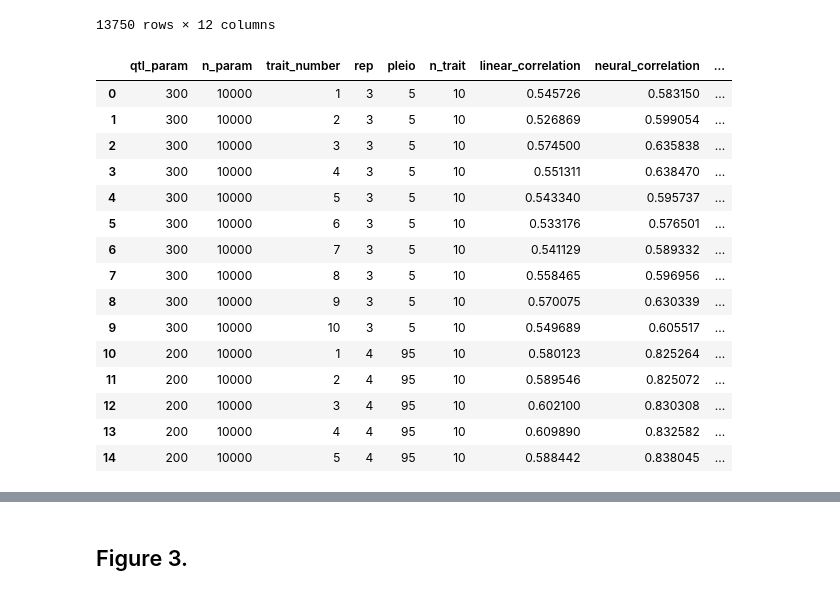
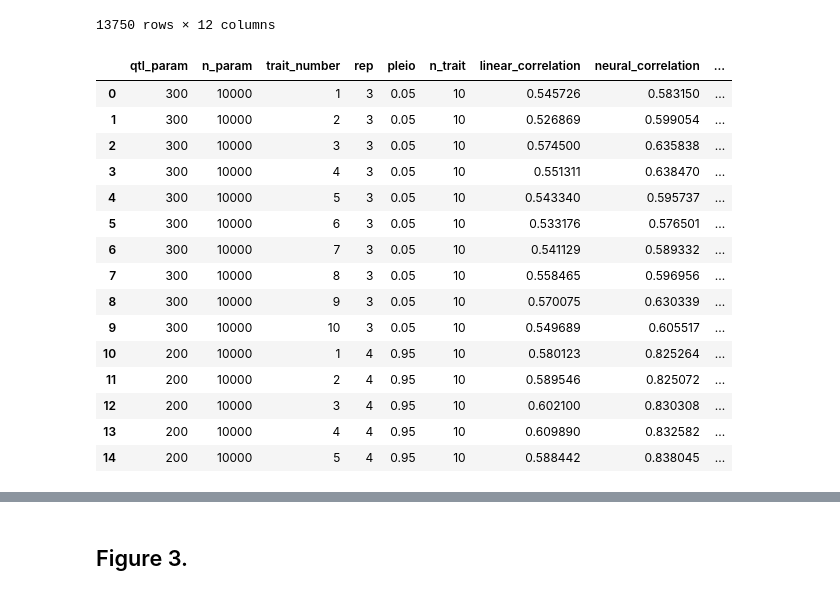
Before and after one commit to Arcadia-Science/2025-epistasis-dl-quantgen, a Jupyter notebook: workflow_sims/alphasimr_pleio/Fig_3_pleiotropy.ipynb, the cells around one changed output, grey strips where cells are left out. Saved outputs shown, nothing was run; the diff lists cells and outputs as text; code cells hidden in the pictures.

```diff
--- a/workflow_sims/alphasimr_pleio/Fig_3_pleiotropy.ipynb
+++ b/workflow_sims/alphasimr_pleio/Fig_3_pleiotropy.ipynb
@@ -173,24 +173,25 @@ for _, row in common_params.iterrows():
 
 df = pd.DataFrame(comparison_data)
 # %%
+df['pleio'] = df['pleio']/100
 df.head(n=15)
 # %% [output]
 |  | qtl_param | n_param | trait_number | rep | pleio | n_trait | linear_correlation | neural_correlation | ... |
-| 0 | 300 | 10000 | 1 | 3 | 5 | 10 | 0.545726 | 0.583150 | ... |
-| 1 | 300 | 10000 | 2 | 3 | 5 | 10 | 0.526869 | 0.599054 | ... |
-| 2 | 300 | 10000 | 3 | 3 | 5 | 10 | 0.574500 | 0.635838 | ... |
-| 3 | 300 | 10000 | 4 | 3 | 5 | 10 | 0.551311 | 0.638470 | ... |
-| 4 | 300 | 10000 | 5 | 3 | 5 | 10 | 0.543340 | 0.595737 | ... |
-| 5 | 300 | 10000 | 6 | 3 | 5 | 10 | 0.533176 | 0.576501 | ... |
-| 6 | 300 | 10000 | 7 | 3 | 5 | 10 | 0.541129 | 0.589332 | ... |
-| 7 | 300 | 10000 | 8 | 3 | 5 | 10 | 0.558465 | 0.596956 | ... |
-| 8 | 300 | 10000 | 9 | 3 | 5 | 10 | 0.570075 | 0.630339 | ... |
-| 9 | 300 | 10000 | 10 | 3 | 5 | 10 | 0.549689 | 0.605517 | ... |
-| 10 | 200 | 10000 | 1 | 4 | 95 | 10 | 0.580123 | 0.825264 | ... |
-| 11 | 200 | 10000 | 2 | 4 | 95 | 10 | 0.589546 | 0.825072 | ... |
-| 12 | 200 | 10000 | 3 | 4 | 95 | 10 | 0.602100 | 0.830308 | ... |
-| 13 | 200 | 10000 | 4 | 4 | 95 | 10 | 0.609890 | 0.832582 | ... |
-| 14 | 200 | 10000 | 5 | 4 | 95 | 10 | 0.588442 | 0.838045 | ... |
+| 0 | 300 | 10000 | 1 | 3 | 0.05 | 10 | 0.545726 | 0.583150 | ... |
+| 1 | 300 | 10000 | 2 | 3 | 0.05 | 10 | 0.526869 | 0.599054 | ... |
+| 2 | 300 | 10000 | 3 | 3 | 0.05 | 10 | 0.574500 | 0.635838 | ... |
+| 3 | 300 | 10000 | 4 | 3 | 0.05 | 10 | 0.551311 | 0.638470 | ... |
+| 4 | 300 | 10000 | 5 | 3 | 0.05 | 10 | 0.543340 | 0.595737 | ... |
+| 5 | 300 | 10000 | 6 | 3 | 0.05 | 10 | 0.533176 | 0.576501 | ... |
+| 6 | 300 | 10000 | 7 | 3 | 0.05 | 10 | 0.541129 | 0.589332 | ... |
+| 7 | 300 | 10000 | 8 | 3 | 0.05 | 10 | 0.558465 | 0.596956 | ... |
+| 8 | 300 | 10000 | 9 | 3 | 0.05 | 10 | 0.570075 | 0.630339 | ... |
+| 9 | 300 | 10000 | 10 | 3 | 0.05 | 10 | 0.549689 | 0.605517 | ... |
+| 10 | 200 | 10000 | 1 | 4 | 0.95 | 10 | 0.580123 | 0.825264 | ... |
+| 11 | 200 | 10000 | 2 | 4 | 0.95 | 10 | 0.589546 | 0.825072 | ... |
+| 12 | 200 | 10000 | 3 | 4 | 0.95 | 10 | 0.602100 | 0.830308 | ... |
+| 13 | 200 | 10000 | 4 | 4 | 0.95 | 10 | 0.609890 | 0.832582 | ... |
+| 14 | 200 | 10000 | 5 | 4 | 0.95 | 10 | 0.588442 | 0.838045 | ... |
 # %%
 # Group by all columns except the numerical ones we want to average
 groupby_columns = ['qtl_param', 'n_param', 'pleio', 'n_trait', 'rep']
```
Also changed, not shown: parts of 4 cells of this notebook, 5 other files.
